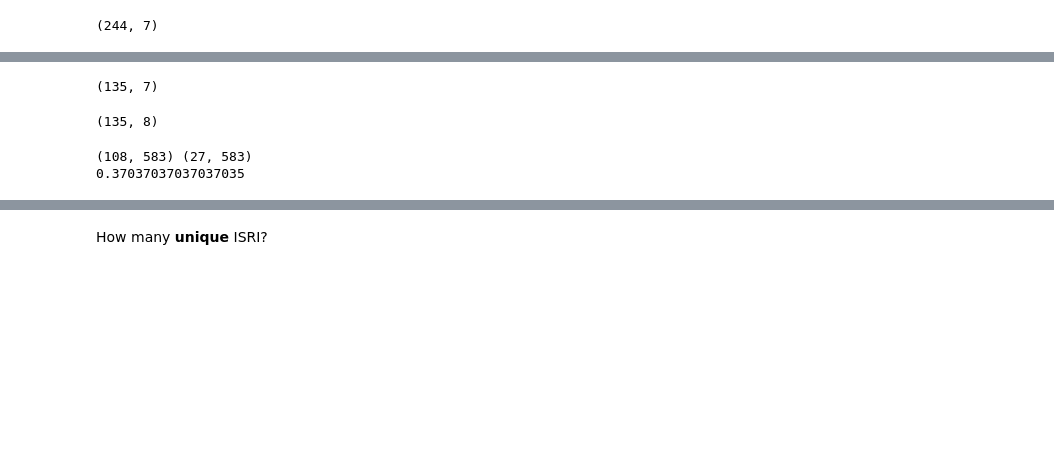
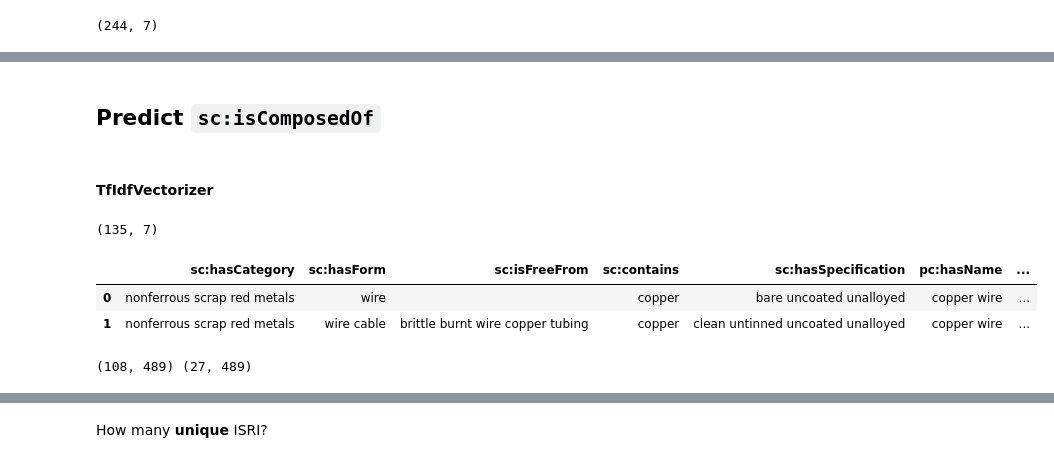
Before and after one commit to costasmexis/phd, a Jupyter notebook: scrap/scrap_similarity.ipynb, the cells around one changed output, grey strips where cells are left out. Drawn from its saved outputs; the diff is of its cells as text; code cells hidden in the pictures; blank space fills up the shorter version.

```diff
--- a/scrap/scrap_similarity.ipynb
+++ b/scrap/scrap_similarity.ipynb
@@ -130,3 +131,7 @@ df.head()
+# %% [markdown]
+## Predict `sc:isComposedOf`
+# %% [markdown]
+#### TfIdfVectorizer
 # %%
 df = df[df['sc:isComposedOf'].notna()]
 df.shape
@@ -134,13 +139,18 @@ df.shape
 (135, 7)
 # %%
 df['corpus'] = df['sc:hasCategory']
+df['corpus'] = df['sc:hasCategory'] + ' ' + df['sc:hasSpecification'] + ' ' + df['sc:hasForm'] + df['sc:contains']
 
-for col in df.drop(['sc:hasCategory', 'sc:isComposedOf'], axis=1):
-    df['corpus'] = df['corpus'] + ' ' + df[col]
+# for col in df.drop(['sc:hasCategory', 'sc:isComposedOf'], axis=1):
+#     df['corpus'] = df['corpus'] + ' ' + df[col]
 
-df.shape
+# df.shape
-# %% [output]
-(135, 8)
+# %%
+df.head(2)
+# %% [output]
+|  | sc:hasCategory | sc:hasForm | sc:isFreeFrom | sc:contains | sc:hasSpecification | pc:hasName | ... |
+| 0 | nonferrous scrap red metals | wire |  | copper | bare uncoated unalloyed | copper wire | ... |
+| 1 | nonferrous scrap red metals | wire cable | brittle burnt wire copper tubing | copper | clean untinned uncoated unalloyed | copper wire | ... |
 # %%
 from sklearn.model_selection import train_test_split
 
@@ -148,7 +158,7 @@ from sklearn.model_selection import train_test_split
 X = df['corpus']
 y = df['sc:isComposedOf']
 
-X_train, X_test, y_train, y_test = train_test_split(X, y, test_size=0.2)
+X_train, X_test, y_train, y_test = train_test_split(X, y, test_size=0.20, random_state=4)
 
 from sklearn.feature_extraction.text import TfidfTransformer
 from sklearn.feature_extraction.text import TfidfVectorizer
@@ -164,15 +174,8 @@ train_vectors = vectorizer.fit_transform(X_train)
 test_vectors = vectorizer.transform(X_test)
 
 print(train_vectors.shape, test_vectors.shape)
-
-from sklearn.naive_bayes import MultinomialNB
-
-clf = MultinomialNB().fit(train_vectors, y_train)
-predicted = clf.predict(test_vectors)
-print(accuracy_score(y_test,predicted))
 # %% [output]
-(108, 583) (27, 583)
-0.37037037037037035
+(108, 489) (27, 489)
 # %%
 model = LogisticRegression()
 
```
Also changed, not shown: parts of 34 cells of this notebook.
